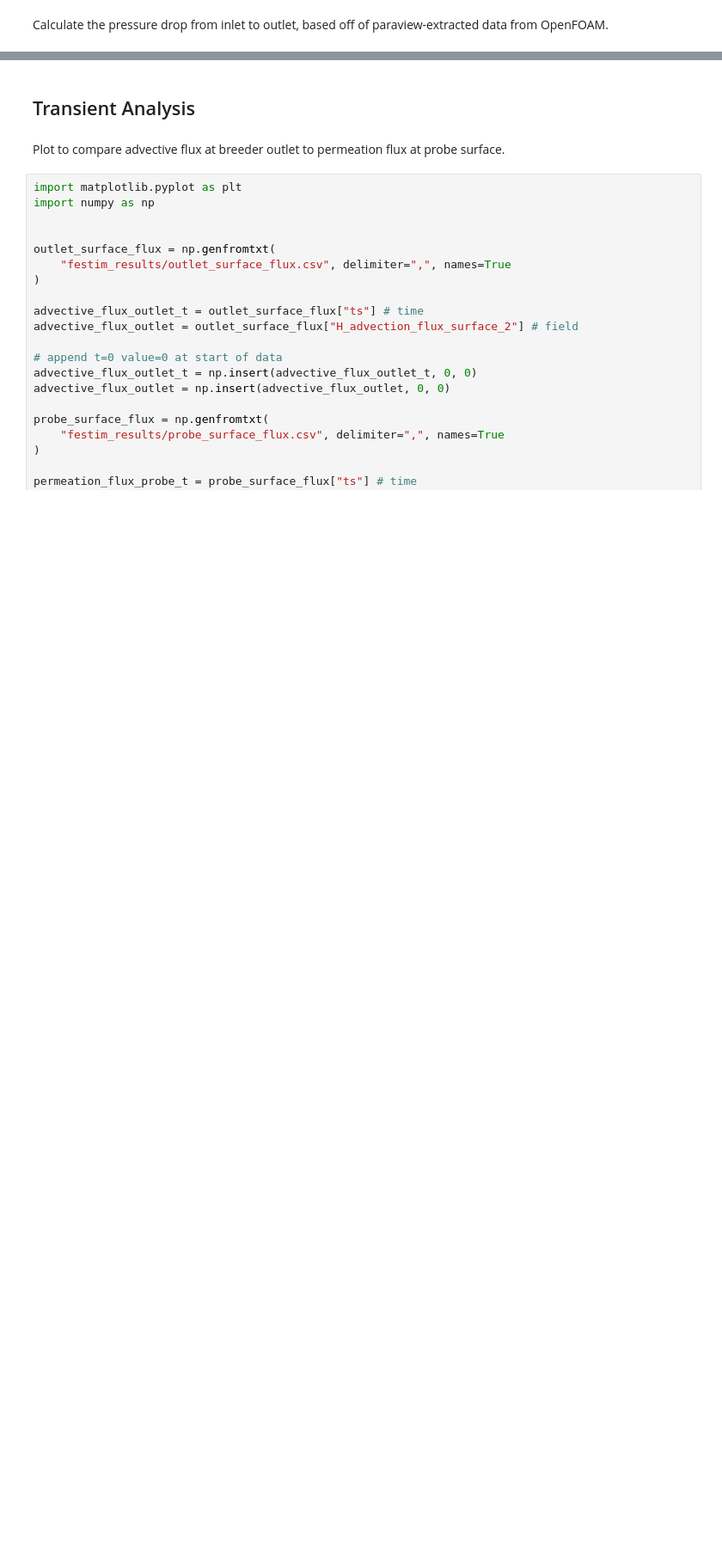
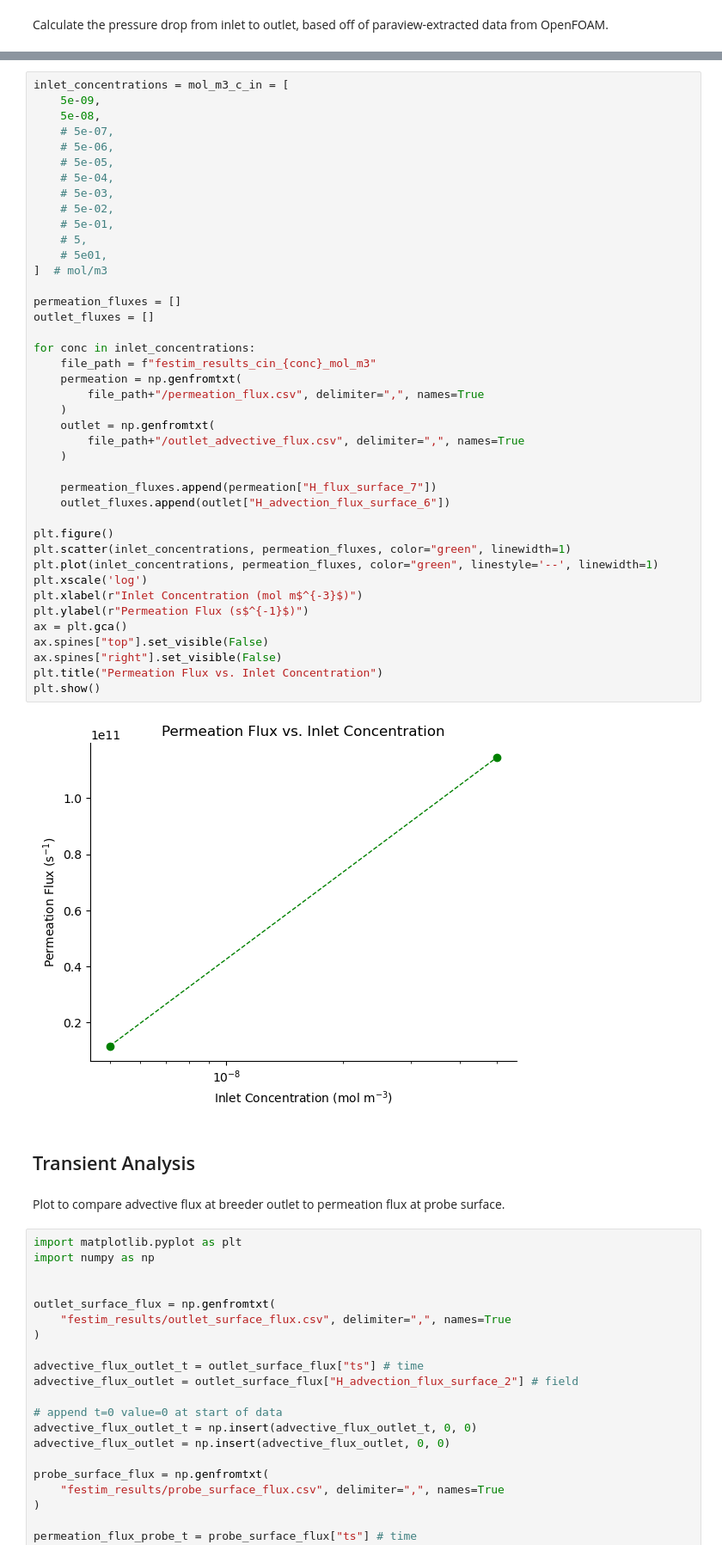
Before and after one commit to kaelyndunnell/Permeator-Probe, a Jupyter notebook: post_process.ipynb, the cells around one changed output, grey strips where cells are left out. Shown at 86% size. Cells and saved outputs as stored; diff of their text form; blank space fills up the shorter version.

```diff
--- a/post_process.ipynb
+++ b/post_process.ipynb
@@ -61,3 +111,46 @@ Pressure drop between inlet and outlet is 2.8431e-05 m2/s2.
+# %%
+inlet_concentrations = mol_m3_c_in = [
+    5e-09,
+    5e-08,
+    # 5e-07,
+    # 5e-06,
+    # 5e-05,
+    # 5e-04,
+    # 5e-03,
+    # 5e-02,
+    # 5e-01,
+    # 5,
+    # 5e01,
+]  # mol/m3
+
+permeation_fluxes = []
+outlet_fluxes = []
+
+for conc in inlet_concentrations:
+    file_path = f"festim_results_cin_{conc}_mol_m3"
+    permeation = np.genfromtxt(
+        file_path+"/permeation_flux.csv", delimiter=",", names=True
+    )
+    outlet = np.genfromtxt(
+        file_path+"/outlet_advective_flux.csv", delimiter=",", names=True
+    )
+
+    permeation_fluxes.append(permeation["H_flux_surface_7"])
+    outlet_fluxes.append(outlet["H_advection_flux_surface_6"])
+
+plt.figure()
+plt.scatter(inlet_concentrations, permeation_fluxes, color="green", linewidth=1)
+plt.plot(inlet_concentrations, permeation_fluxes, color="green", linestyle='--', linewidth=1)
+plt.xscale('log')
+plt.xlabel(r"Inlet Concentration (mol m$^{-3}$)")
+plt.ylabel(r"Permeation Flux (s$^{-1}$)")
+ax = plt.gca()
+ax.spines["top"].set_visible(False)
+ax.spines["right"].set_visible(False)
+plt.title("Permeation Flux vs. Inlet Concentration")
+plt.show()
+# %% [output]
+[figure, added]
 # %% [markdown]
 ## Transient Analysis
 # %% [markdown]
```
Also changed, not shown: parts of 7 cells of this notebook.
